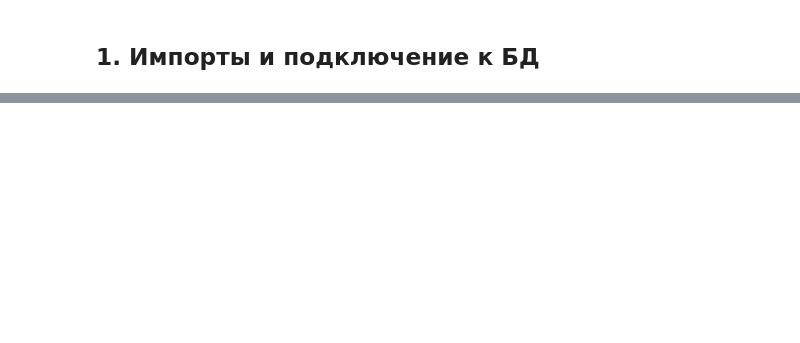
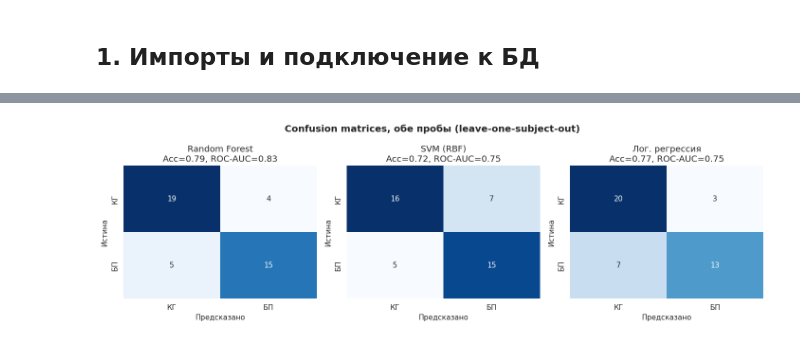
Before and after one commit to AalexeygG/analysis-of-hypomimia-in-pd, a Jupyter notebook: notebooks/analysis.ipynb, the cells around one changed output, grey strips where cells are left out. Saved outputs shown, nothing was run; the diff lists cells and outputs as text; code cells hidden in the pictures; blank space fills up the shorter version.

Commit message:
Add subject-level analysis: per-person aggregation, combined probes, leave-one-subject-out

```diff
--- a/notebooks/analysis.ipynb
+++ b/notebooks/analysis.ipynb
@@ -473,0 +207,15 @@ Baseline PR-AUC = 0.333. Все три модели на уровне или н
+# %%
+for test in ['blink', 'smile']:
+    sub = df_subj[df_subj['test_type'] == test]
+    bp = sub[sub['group'] == 'БП']
+    kg = sub[sub['group'] == 'КГ']
+    if len(bp) < 2 or len(kg) < 2:
+        print(f'Проба {test}: недостаточно данных')
+        continue
+    rows = []
+    for feat in FEATURE_NAMES:
+        u, p = mannwhitneyu(bp[feat], kg[feat], alternative='two-sided')
+        rows.append({'Признак': feat, 'U': round(u, 1), 'p-value': round(p, 4),
+                     'Значимо (p<0.05)': 'да' if p < 0.05 else ''})
+    print(f'\n=== Проба: {test} (БП={len(bp)}, КГ={len(kg)}) ===')
+    display(pd.DataFrame(rows))
@@ -473,0 +345,14 @@ Baseline PR-AUC = 0.333. Все три модели на уровне или н
+# %%
+res = settings['Обе пробы'][0]
+fig, axes = plt.subplots(1, 3, figsize=(13, 4))
+fig.suptitle('Confusion matrices, обе пробы (leave-one-subject-out)', fontsize=13, fontweight='bold')
+for ax, (name, r) in zip(axes, res.items()):
+    sns.heatmap(r['confusion'], annot=True, fmt='d', cmap='Blues', ax=ax,
+                xticklabels=['КГ', 'БП'], yticklabels=['КГ', 'БП'], cbar=False)
+    ax.set_title(f"{name}\nAcc={r['accuracy']:.2f}, ROC-AUC={r['roc_auc']:.2f}")
+    ax.set_xlabel('Предсказано')
+    ax.set_ylabel('Истина')
+plt.tight_layout()
+plt.show()
+# %% [output]
+[figure, added]
```
Also changed, not shown: parts of 43 cells of this notebook, 1 other file.
